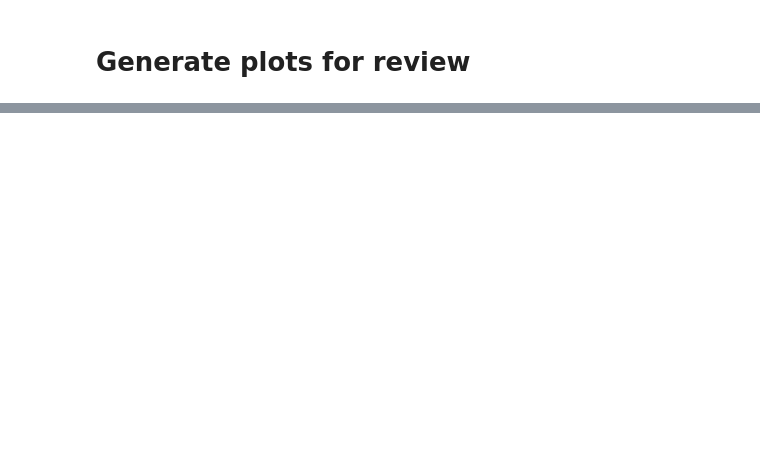
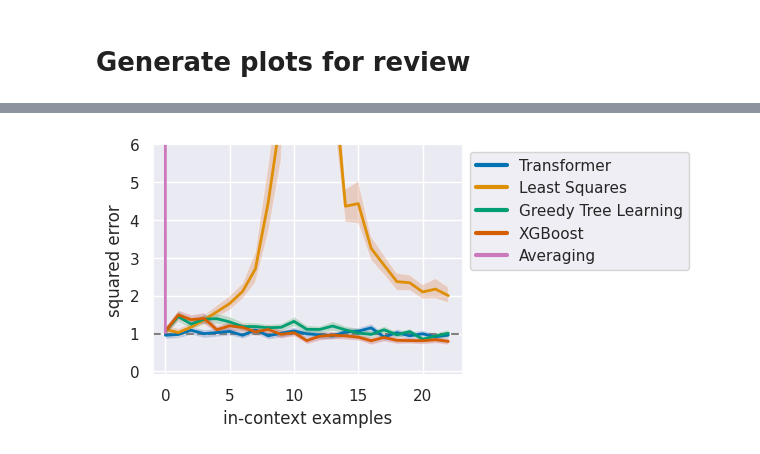
Before and after one commit to HJK-X/in-context-learning, a Jupyter notebook: review.ipynb, the cells around one changed output, grey strips where cells are left out. Saved outputs shown, nothing was run; the diff lists cells and outputs as text; code cells hidden in the pictures; blank space fills up the shorter version.

```diff
--- a/review.ipynb
+++ b/review.ipynb
@@ -2177,0 +1628,80 @@ for i in range(len(degrees)):
+# %%
+degrees = [5,10]
+
+for i in range(len(degrees)):
+    task = "fixed_degree_polynomial_regression"
+    args.training.task = task
+    args.training.task_kwargs["degree"] = 10
+    # run_path leads to the directory which holds metrics.json and state.pt
+    # peer reviewer can just change this and we can upload our compressed data somewhere
+    # very low runtime for the rest of the cells
+    run_path = "./std_tests/deg10_std"+str(degrees[i])
+    recompute_metrics = False
+
+    if recompute_metrics:
+        get_run_metrics(run_path)  # these are normally precomputed at the end of training
+
+    metrics = collect_results(run_path, task)
+    _, conf = get_model_from_run(run_path, only_conf=True)
+    n_dims = conf.model.n_dims
+
+    models = relevant_model_names[task]
+    print(models)
+    print(metrics)
+    basic_plot(metrics["standard"], models=models)
+    plt.show()
+
+    # # plot any OOD metrics
+    # for name, metric in metrics.items():
+    #     if name == "standard": continue
+
+    #     if "scale" in name:
+    #         scale = float(name.split("=")[-1])**2
+    #     else:
+    #         scale = 1.0
+
+    #     trivial = 1.0 if "noisy" not in name else (1+1/n_dims)
+    #     fig, ax = basic_plot(metric, models=models, trivial=trivial * scale)
+    #     ax.set_title(name)
+
+    #     if "ortho" in name:
+    #         ax.set_xlim(-1, n_dims - 1)
+    #     ax.set_ylim(-.1 * scale, 1.5 * scale)
+
+    #     plt.show()
+
+    model, conf = get_model_from_run(run_path)
+
+    n_dims = conf.model.n_dims
+    batch_size = conf.training.batch_size
+
+    data_sampler = get_data_sampler(conf.training.data, n_dims)
+    task_sampler = get_task_sampler(
+        conf.training.task,
+        n_dims,
+        batch_size,
+        **conf.training.task_kwargs
+    )
+
+    task = task_sampler()
+    xs = data_sampler.sample_xs(b_size=batch_size, n_points=conf.training.curriculum.points.end)
+    ys = task.evaluate(xs)
+
+    with torch.no_grad():
+        pred = model(xs, ys)
+
+    metric = task.get_metric()
+    loss = metric(pred, ys).numpy()
+
+    sparsity = conf.training.task_kwargs.sparsity if "sparsity" in conf.training.task_kwargs else None
+    baseline = {
+        "fixed_degree_polynomial_regression": args.training.task_kwargs["degree"] if "degree" in args.training.task_kwargs else 0
+    }[conf.training.task]
+
+    plt.plot(loss.mean(axis=0), lw=2, label="Transformer")
+    plt.axhline(baseline, ls="--", color="gray", label="zero estimator")
+    plt.xlabel("# in-context examples")
+    plt.ylabel("squared error")
+    plt.legend()
+    plt.show()
+# %% [output]
@@ -2177,0 +1711 @@ for i in range(len(degrees)):
+[figure, added]
```
Also changed, not shown: parts of 26 cells of this notebook.
